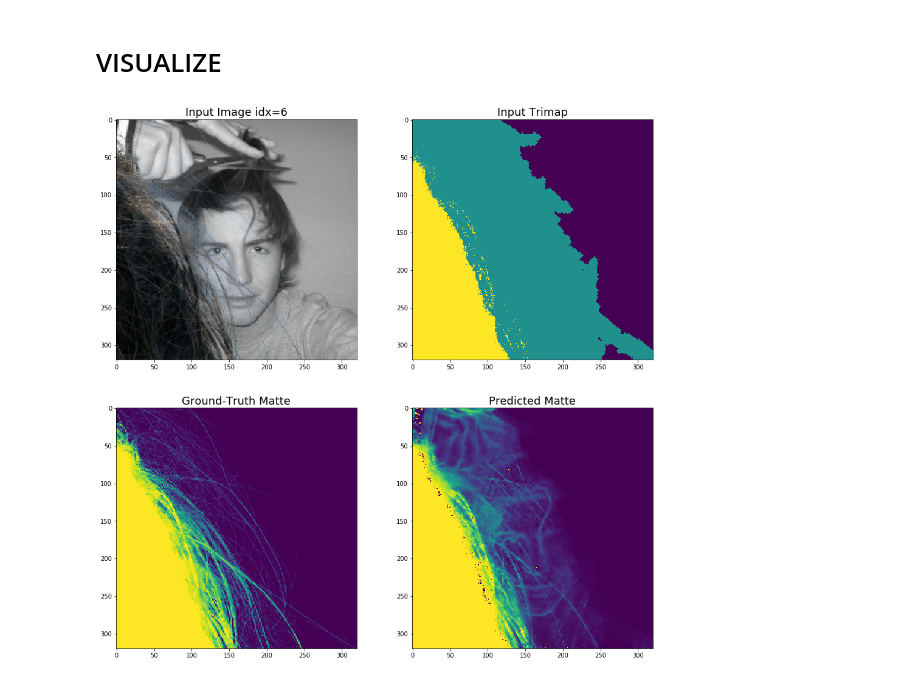
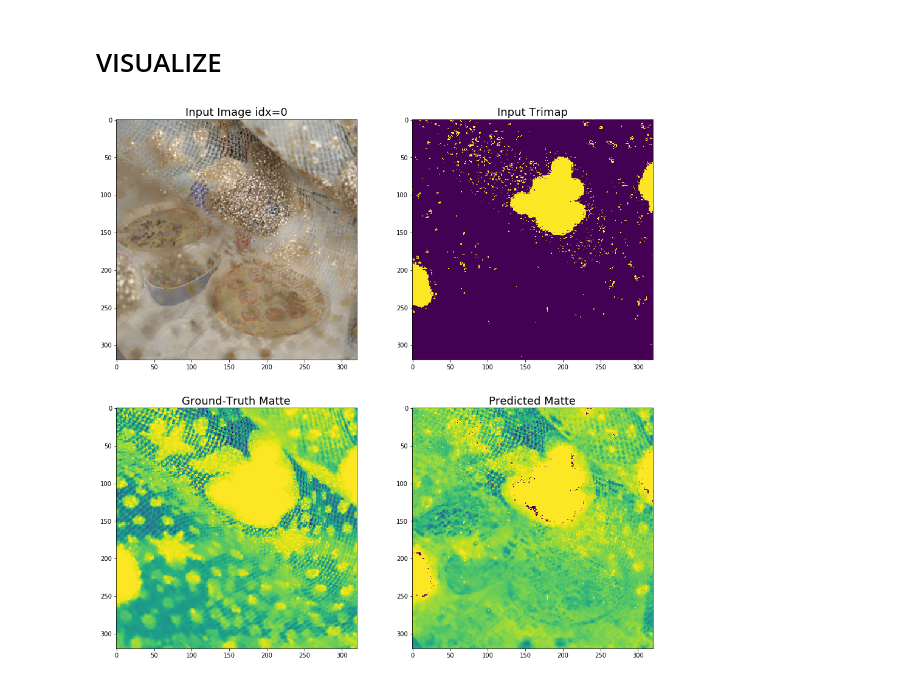
Before and after one commit to brendanvonhofe/telescope-nn, a Jupyter notebook: notebooks/user_interface.ipynb, the cells around one changed output. Drawn from its saved outputs; the diff is of its cells as text; code cells hidden in the pictures.

```diff
--- a/notebooks/user_interface.ipynb
+++ b/notebooks/user_interface.ipynb
@@ -45,6 +45,6 @@ def visualize(dataset, idx, use_trimap):
 # %% [markdown]
 # VISUALIZE
 # %%
-visualize(ds, -1, True)
+visualize(ds, 0, True)
 # %% [output]
-[figure, old version]
+[figure, new version]
```
Also changed, not shown: 1 other file.
